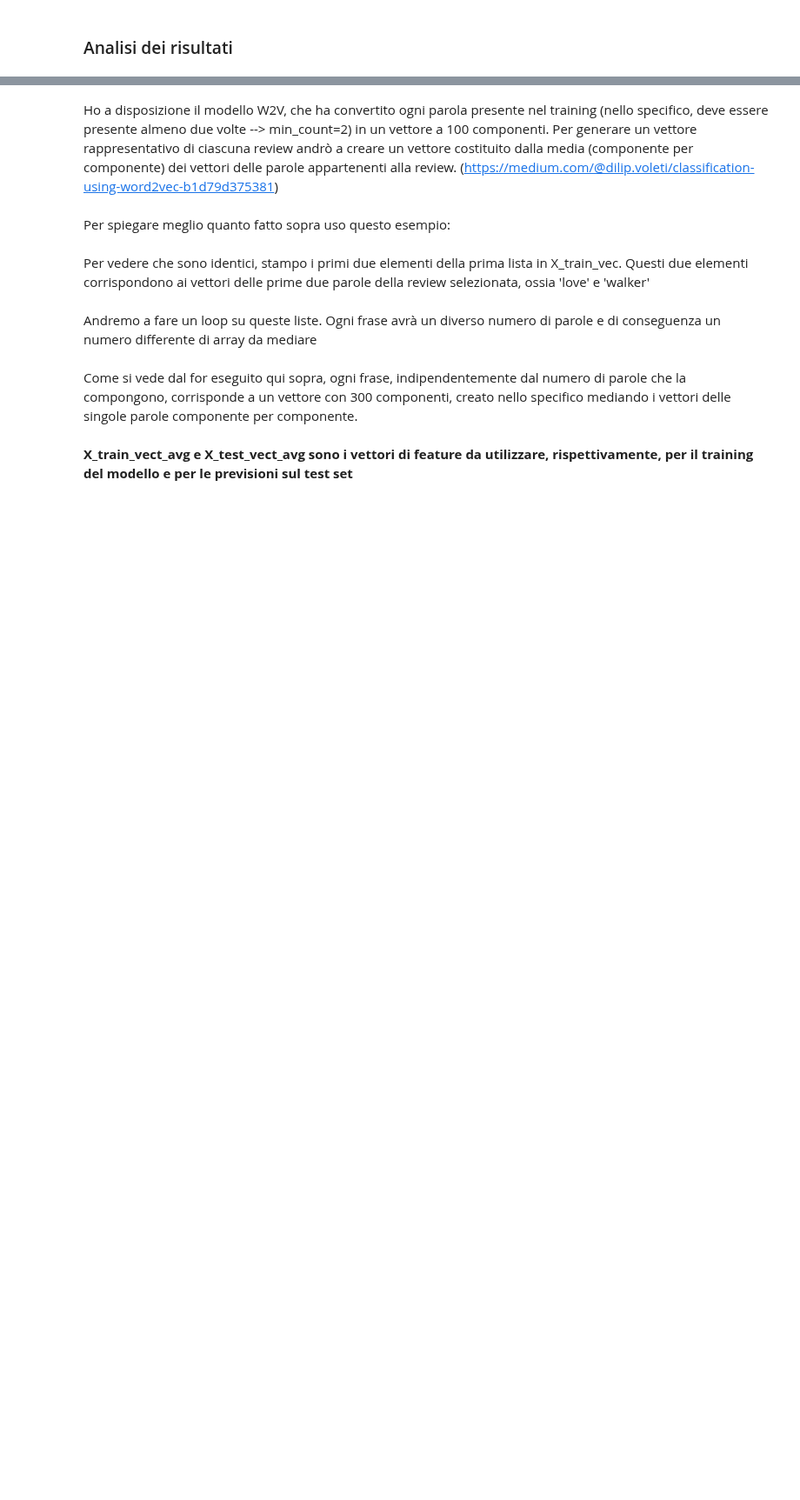
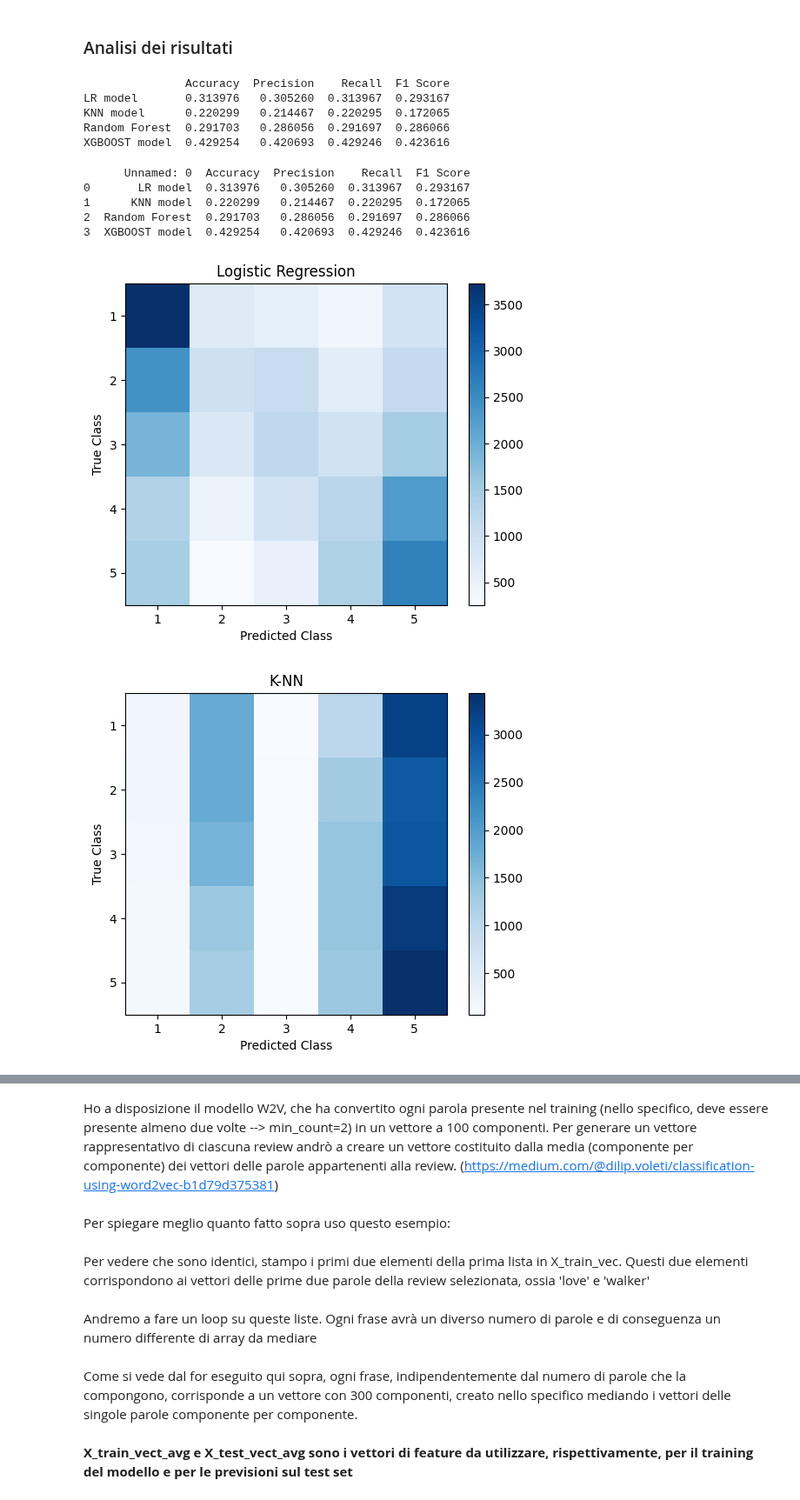
Before and after one commit to rmarconzini/amazon-fine-food-reviews-classification-clustering, a Jupyter notebook: Classification2.ipynb, the cells around one changed output, grey strips where cells are left out. Shown at 87% size. Saved outputs shown, nothing was run; the diff lists cells and outputs as text; code cells hidden in the pictures; blank space fills up the shorter version.

```diff
--- a/Classification2.ipynb
+++ b/Classification2.ipynb
@@ -569,10 +622,10 @@ joblib.dump(grid_result, model_path)
 # %%
 # Caricamento del risultato del tuning
 
-# path = 'H:/.shortcut-targets-by-id/1veNClNl7CxCTFHVNY2Fp29hcMoEj-the/TextMiningProject/Model_estimated/knn_gridsearch_TFIDF.joblib'
-# loaded_grid_search = joblib.load(path)
-model_path = '/content/gdrive/MyDrive/TextMiningProject/knn_gridsearch_TFIDF.joblib'
-loaded_grid_search = joblib.load(model_path)
+path = 'H:/.shortcut-targets-by-id/1veNClNl7CxCTFHVNY2Fp29hcMoEj-the/TextMiningProject/Model_estimated/Classificazione_Multiclasse/TFIDF/knn_gridsearch_TFIDF.joblib'
+loaded_grid_search = joblib.load(path)
+# model_path = '/content/gdrive/MyDrive/TextMiningProject/knn_gridsearch_TFIDF.joblib'
+# loaded_grid_search = joblib.load(model_path)
 
 # Summary dei risultati
 print("Best result: %f using %s" % (loaded_grid_search.best_score_, loaded_grid_search.best_params_))
@@ -606,7 +661,7 @@ joblib.dump(grid_result, path)
 # %%
 
 # Caricamento del risultato del tuning
-path = 'H:/.shortcut-targets-by-id/1veNClNl7CxCTFHVNY2Fp29hcMoEj-the/TextMiningProject/Model_estimated/rf_gridsearch_TFIDF.joblib'
+path = 'H:/.shortcut-targets-by-id/1veNClNl7CxCTFHVNY2Fp29hcMoEj-the/TextMiningProject/Model_estimated/Classificazione_Multiclasse/TFIDF/rf_gridsearch_TFIDF.joblib'
 loaded_grid_search = joblib.load(path)
 
 # Summary dei risultati
@@ -642,16 +701,17 @@ joblib.dump(model_xgboost_TFIDF, path)
 # %%
 # Caricamento del risultato dell'holdout
-path = 'H:/.shortcut-targets-by-id/1veNClNl7CxCTFHVNY2Fp29hcMoEj-the/TextMiningProject/Model_estimated/rf_gridsearch_TFIDF.joblib'
+path = 'H:/.shortcut-targets-by-id/1veNClNl7CxCTFHVNY2Fp29hcMoEj-the/TextMiningProject/Model_estimated/Classificazione_Multiclasse/TFIDF/xgboost_holdout_TFIDF.joblib'
 model_xgboost_TFIDF = joblib.load(path)
 # %% [markdown]
 ### Analisi dei risultati
 # %%
-models = [model_lr_TFIDF, model_knn_TFIDF, model_xgboost_TFIDF]
+models = [model_lr_TFIDF, model_knn_TFIDF, model_rf_TFIDF, model_xgboost_TFIDF]
 
 # Previsioni sul test set
 results = []
 for model in models:
-    if model == models[2]:
+    if model == models[3]:
+        le = LabelEncoder()
         y_test_xg = le.fit_transform(y_test)
         print(y_test_xg)
         y_pred = model.predict(X_test_TFIDF)
@@ -670,5 +730,5 @@ for model in models:
 
 # Creo la tabella e visualizzo i risultati
 df_results = pd.DataFrame(results, columns=['Accuracy', 'Precision', 'Recall', 'F1 Score'])
-df_results.index = ['LR model', 'KNN model', 'XGBOOST model']
+df_results.index = ['LR model', 'KNN model', "Random Forest" XGBOOST model']
 print(df_results)
@@ -702,0 +735,11 @@ print(df_results)
+# %%
+# Creo la tabella e visualizzo i risultati
+df_results = pd.DataFrame(results, columns=['Accuracy', 'Precision', 'Recall', 'F1 Score'])
+df_results.index = ['LR model', 'KNN model', "Random Forest" , 'XGBOOST model']
+print(df_results)
+# %% [output]
+               Accuracy  Precision    Recall  F1 Score
+LR model       0.313976   0.305260  0.313967  0.293167
+KNN model      0.220299   0.214467  0.220295  0.172065
+Random Forest  0.291703   0.286056  0.291697  0.286066
+XGBOOST model  0.429254   0.420693  0.429246  0.423616
@@ -702,0 +749,43 @@ print(df_results)
+# %%
+# Carico i risultati
+results_TFIDF = pd.read_csv('H:/.shortcut-targets-by-id/1veNClNl7CxCTFHVNY2Fp29hcMoEj-the/TextMiningProject/df_results_TFIDF.csv')
+print(results_TFIDF)
+# %% [output]
+      Unnamed: 0  Accuracy  Precision    Recall  F1 Score
+0       LR model  0.313976   0.305260  0.313967  0.293167
+1      KNN model  0.220299   0.214467  0.220295  0.172065
+2  Random Forest  0.291703   0.286056  0.291697  0.286066
+3  XGBOOST model  0.429254   0.420693  0.429246  0.423616
+# %%
+models = [model_lr_TFIDF, model_knn_TFIDF, model_rf_TFIDF, model_xgboost_TFIDF]
+model_names = ["Logistic Regression", "K-NN", "Random Forest", "XG-boost"]
+
+# Matrici di Confusione
+for i, model in enumerate(models):
+    if model == models[3]:
+        le = LabelEncoder()
+        y_test_xg = le.fit_transform(y_test)
+        conf_matrix = confusion_matrix(y_test, model.predict(X_test_TFIDF))
+        plt.imshow(conf_matrix, cmap='Blues', interpolation='nearest')
+        plt.colorbar()
+        classes = [1,2,3,4,5]
+        plt.xticks(tick_marks, classes)
+        plt.yticks(tick_marks, classes)
+        plt.xlabel("Predicted Class")
+        plt.ylabel("True Class")
+        plt.title(model_names[i])
+        plt.show()
+    else:
+        conf_matrix = confusion_matrix(y_test, model.predict(X_test_TFIDF))
+        plt.imshow(conf_matrix, cmap='Blues', interpolation='nearest')
+        plt.colorbar()
+        classes = [1,2,3,4,5]
+        plt.xticks(np.arange(5), classes)
+        plt.yticks(np.arange(5), classes)
+        plt.xlabel("Predicted Class")
+        plt.ylabel("True Class")
+        plt.title(model_names[i])
+        plt.show()
+# %% [output]
+[figure, added]
+[figure, added]
```
Also changed, not shown: parts of 89 cells of this notebook.
